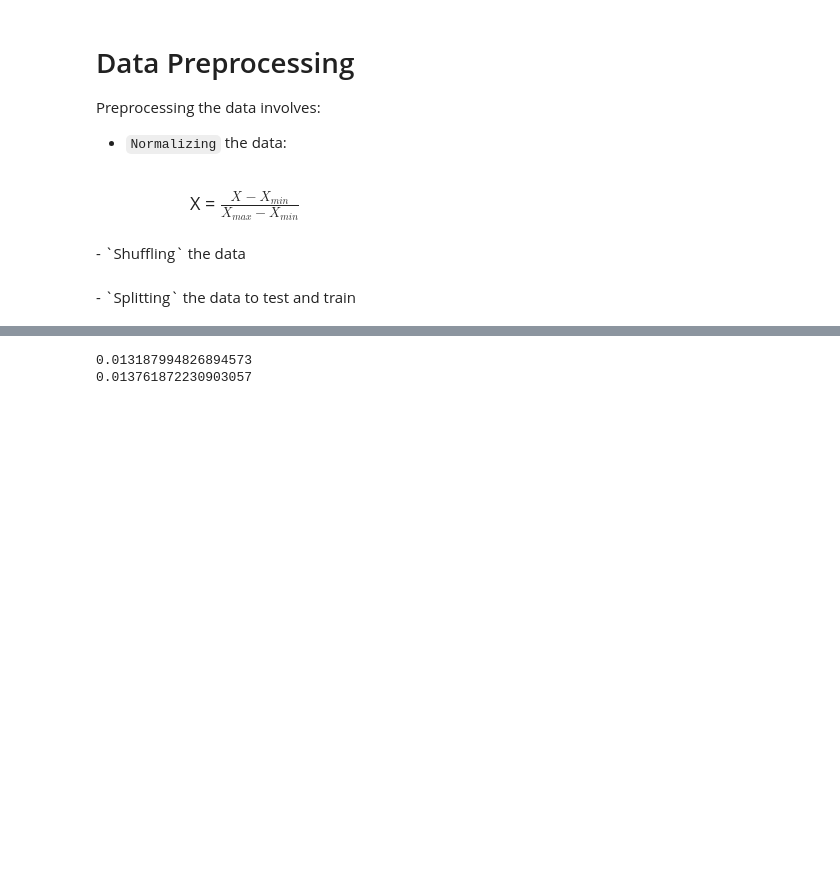
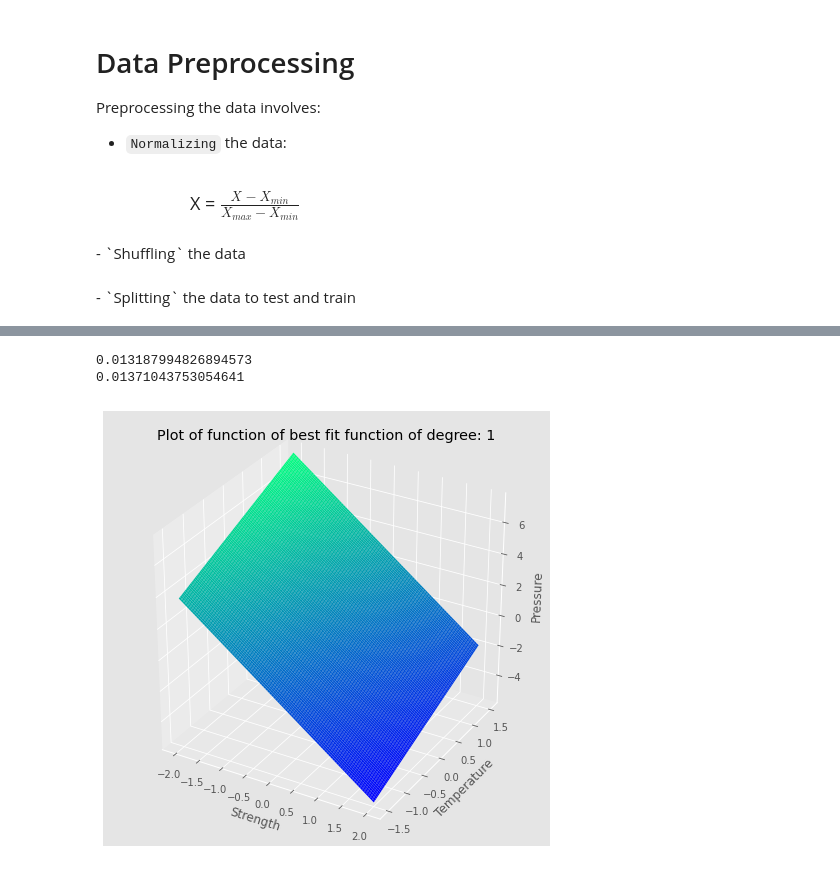
Before and after one commit to aayush11shah/FoDS-Assignments, a Jupyter notebook: Assignment-1/Regression.ipynb, the cells around one changed output, grey strips where cells are left out. Saved outputs shown, nothing was run; the diff lists cells and outputs as text; code cells hidden in the pictures; blank space fills up the shorter version.

```diff
--- a/Assignment-1/Regression.ipynb
+++ b/Assignment-1/Regression.ipynb
@@ -220,13 +255,18 @@ cost_plotter(n_iter, cost_history_gd, cost_history_sgd, degree)
 # %%
 l = np.c_[X11, X21]
 train_X_terms, A = generate_vectors(l, degree)
-print(calculate_cost(W_gd, train_X_terms, Y1))
+vec[degree]=calculate_cost(W_gd, train_X_terms, Y1)
+print(vec[degree])
 
 train_X_terms, A = generate_vectors(l, degree)
 print(calculate_cost(W_sgd, train_X_terms, Y1))
 # %% [output]
 0.013187994826894573
-0.013761872230903057
+0.01371043753054641
+# %%
+surface_plotter(W_gd,degree)
+# %% [output]
+[figure, added]
 # %%
 #model degree = 2
 l = np.c_[X1, X2]
```
Also changed, not shown: parts of 43 cells of this notebook.
